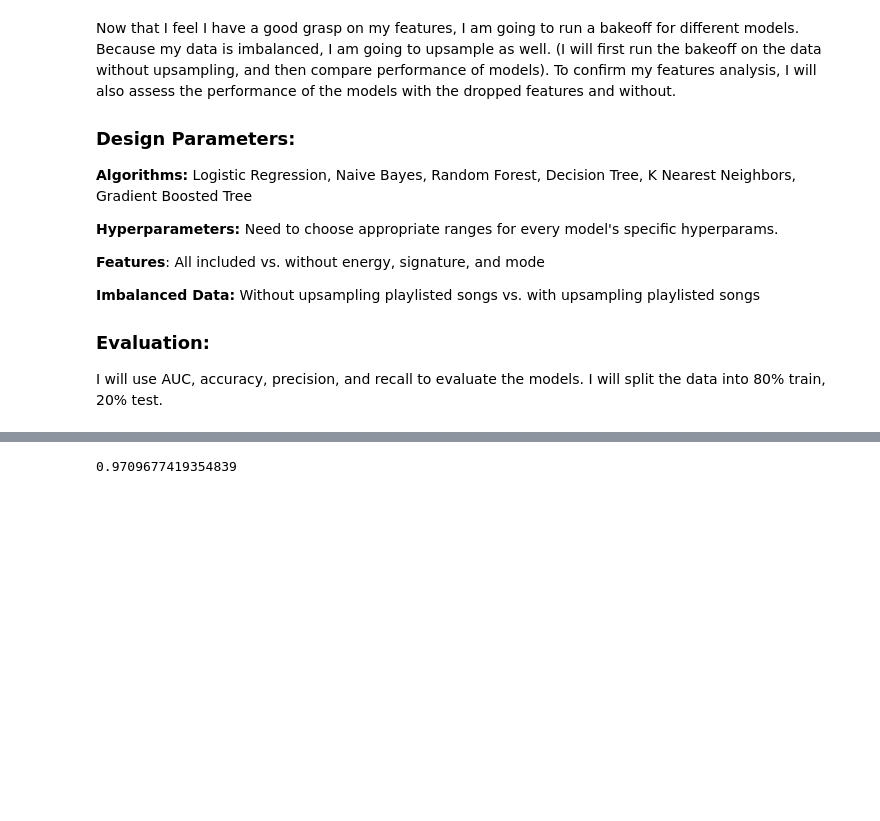
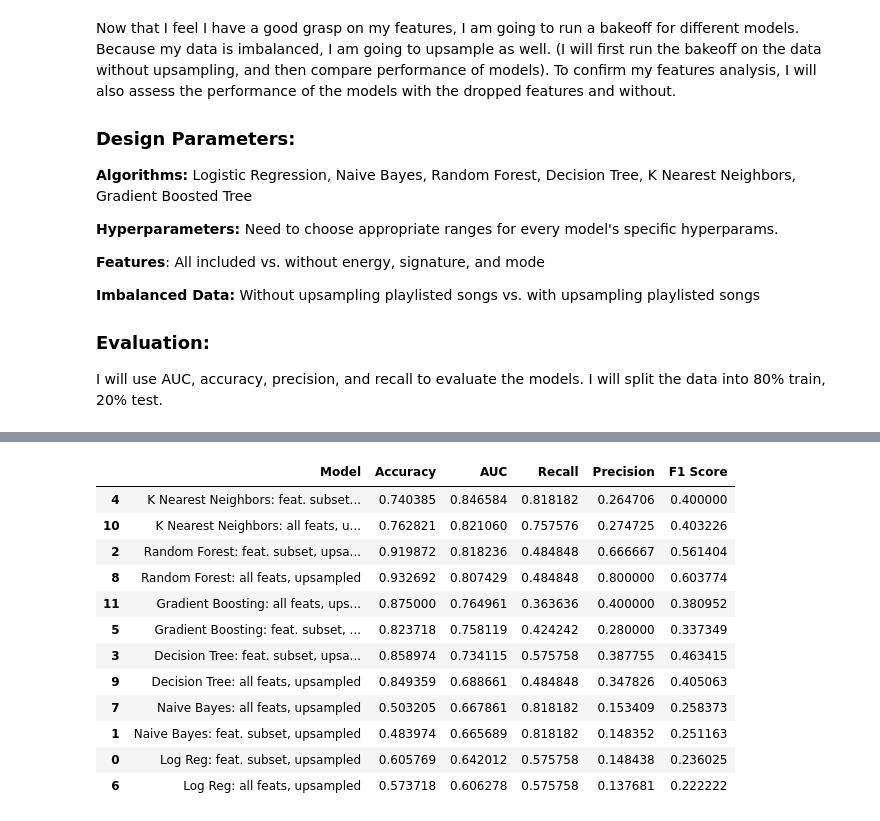
Before and after one commit to harlanhutton/website, a Jupyter notebook: official.ipynb, the cells around one changed output, grey strips where cells are left out. Saved outputs shown, nothing was run; the diff lists cells and outputs as text; code cells hidden in the pictures; blank space fills up the shorter version.

```diff
--- a/official.ipynb
+++ b/official.ipynb
@@ -486,5 +486,17 @@ allfeats_upsampled = plot_roc_curve(models, data, dropped = False, upsampled = T
 # %%
-comparison = pd.concat([subset_imbalanced, allfeats_imbalanced, subset_upsampled, allfeats_upsampled], ignore_index = True)
-comparison['Accuracy'].max()
+comparison = pd.concat([subset_upsampled, allfeats_upsampled], ignore_index = True)
+comparison.sort_values(by=['AUC'], ascending = False)
 # %% [output]
-0.9709677419354839
+|  | Model | Accuracy | AUC | Recall | Precision | F1 Score |
+| 4 | K Nearest Neighbors: feat. subset... | 0.740385 | 0.846584 | 0.818182 | 0.264706 | 0.400000 |
+| 10 | K Nearest Neighbors: all feats, u... | 0.762821 | 0.821060 | 0.757576 | 0.274725 | 0.403226 |
+| 2 | Random Forest: feat. subset, upsa... | 0.919872 | 0.818236 | 0.484848 | 0.666667 | 0.561404 |
+| 8 | Random Forest: all feats, upsampled | 0.932692 | 0.807429 | 0.484848 | 0.800000 | 0.603774 |
+| 11 | Gradient Boosting: all feats, ups... | 0.875000 | 0.764961 | 0.363636 | 0.400000 | 0.380952 |
+| 5 | Gradient Boosting: feat. subset, ... | 0.823718 | 0.758119 | 0.424242 | 0.280000 | 0.337349 |
+| 3 | Decision Tree: feat. subset, upsa... | 0.858974 | 0.734115 | 0.575758 | 0.387755 | 0.463415 |
+| 9 | Decision Tree: all feats, upsampled | 0.849359 | 0.688661 | 0.484848 | 0.347826 | 0.405063 |
+| 7 | Naive Bayes: all feats, upsampled | 0.503205 | 0.667861 | 0.818182 | 0.153409 | 0.258373 |
+| 1 | Naive Bayes: feat. subset, upsampled | 0.483974 | 0.665689 | 0.818182 | 0.148352 | 0.251163 |
+| 0 | Log Reg: feat. subset, upsampled | 0.605769 | 0.642012 | 0.575758 | 0.148438 | 0.236025 |
+| 6 | Log Reg: all feats, upsampled | 0.573718 | 0.606278 | 0.575758 | 0.137681 | 0.222222 |
```
Also changed, not shown: parts of 12 cells of this notebook.
